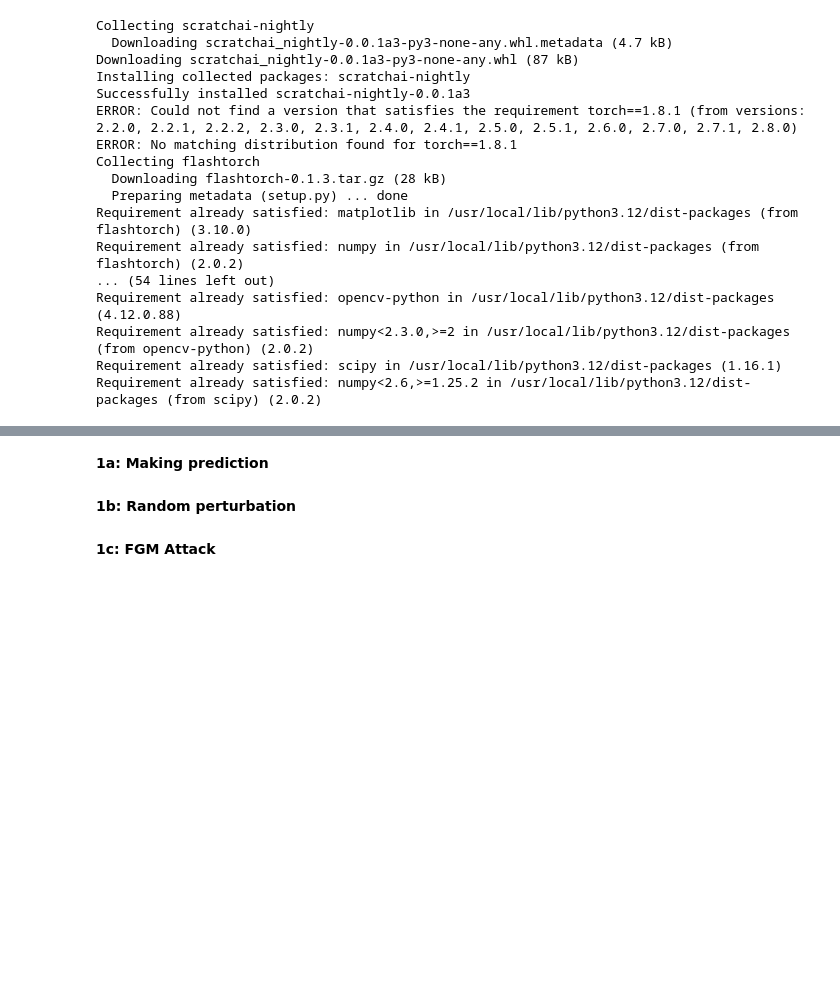
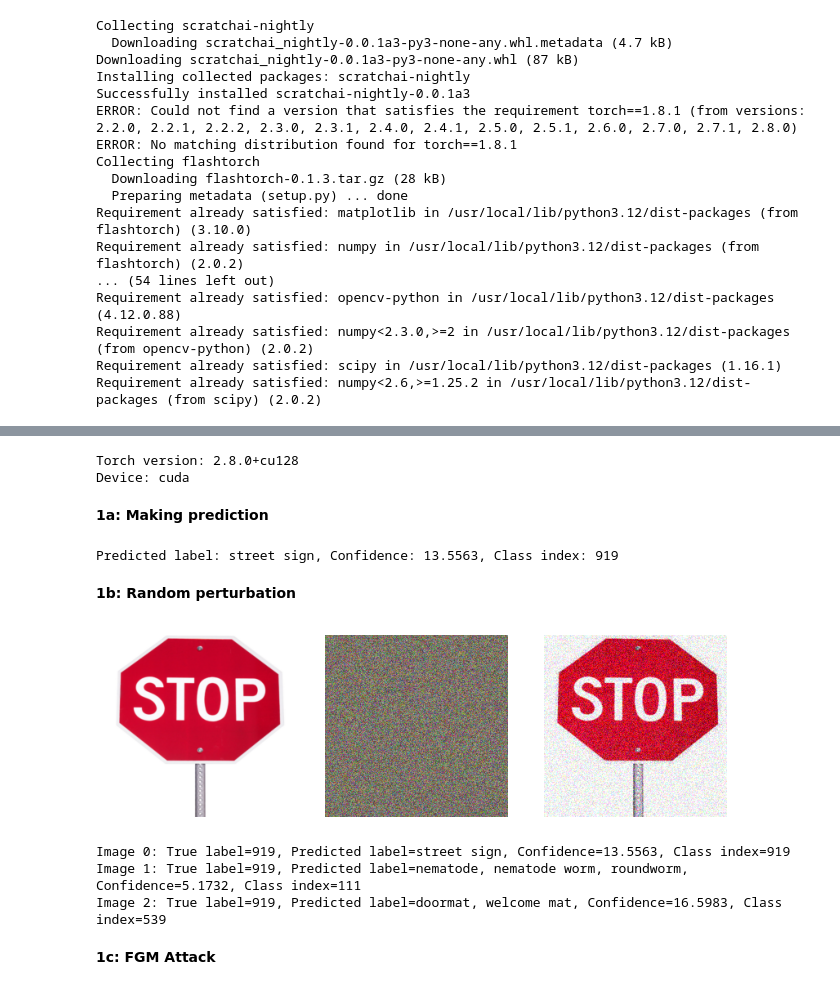
Before and after one commit to aitechroberts/trustworthy_ai, a Jupyter notebook: CMU_24784_S2024_P1_Students.ipynb, the cells around one changed output, grey strips where cells are left out. Drawn from its saved outputs; the diff is of its cells as text; code cells hidden in the pictures; blank space fills up the shorter version.

```diff
--- a/CMU_24784_S2024_P1_Students.ipynb
+++ b/CMU_24784_S2024_P1_Students.ipynb
@@ -60,5 +71,13 @@ def get_prediction(image, model):
     class_idx = torch.argmax(confidences, dim=1).item()
     class_label = datasets.labels.imagenet_labels[class_idx]
     return class_label, confidences[0, class_idx].item(), class_idx
+# %%
+'''Added cell to check torch and cuda version'''
+print('Torch version:', torch.__version__)
+device = "cuda" if torch.cuda.is_available() else "cpu"
+print('Device:', device)
+# %% [output]
+Torch version: 2.8.0+cu128
+Device: cuda
 # %% [markdown]
 **1a: Making prediction**
@@ -76,16 +84,65 @@ net = ...  # load resnet
+# %%
+# load and preprocess the stop sign image
+img = imgutils.load_img(stop_sign_path)
+img = imgutils.get_trf('rz256_cc224_tt_normimgnet')(img) #normalize and reshape the input image
+
+'''
+These input loaders above are provided by scratchai library.
+
+imgutils is a scratchai utility to load and preprocess images.
+
+rz256_cc224_tt_normimgnet means:
+- resize the shorter side to 256 pixels
+- center crop to 224x224 pixels
+- normalize using the mean and standard deviation of ImageNet dataset
+'''
+img = img.to('cuda').type(torch.cuda.FloatTensor) # move image input to GPU
+
+# Load pretrained ResNet-18 model
+'''
+This is what the cell is looking for but this has been deprecated
+net = models.resnet18(pretrained=True).to("cuda").eval()
+'''
+# Loading the ResNet-18 model using the updated method
+weights = models.ResNet18_Weights.DEFAULT
+net = models.resnet18(weights=weights).to("cuda").eval()
+
+# use the provided get_prediction function to predict the class of the stop sign image
+pred_label, pred_conf, pred_idx = get_prediction(img, net)
+print(f"Predicted label: {pred_label}, Confidence: {pred_conf:.4f}, Class index: {pred_idx}")
+# %% [output]
+Predicted label: street sign, Confidence: 13.5563, Class index: 919
 # %% [markdown]
 **1b: Random perturbation**
 # %%
 # REPLACE THE THREE DOTS WITH YOUR OWN CODE
 
-epsilon = ... # set the epsilon
+epsilon = 1 # set the epsilon
 
 torch.manual_seed(0) # set the random seed when you use functions that uses sampling
 
-noisy_img = ... # perform uniform random attack here [see the example in the Sec. 3.2.4 of the problem set]
+noisy_img = attacks.noise(img, eps=epsilon)
+# perform uniform random attack here [see the example in the Sec. 3.2.4 of the problem set]
 
-... # output prediction, conf, and label_id using get_prediction function
+pred, conf, label_id = get_prediction(image=img.cuda(),model=net) # output prediction, conf, and label_id using get_prediction function
 
-imgutils.imshow([img, noisy_img-img, noisy_img], normd=True) #output the original image, the perturbation image, the perturbed image
+img = img.cpu()
+noisy_img = noisy_img.cpu()
+imgutils.imshow([img.cpu(), noisy_img-img, noisy_img], normd=True) #output the original image, the perturbation image, the perturbed image
+
+# Compute and print true and predicted labels for each image
+labels = []
+images = [img, noisy_img - img, noisy_img]
+for image in images:
+    pred_label, pred_conf, pred_idx = get_prediction(image.cuda(), net)
+    labels.append((true_class, pred_label, pred_conf, pred_idx))
+
+for i, (true_label, predicted_label, confidence, idx) in enumerate(labels):
+    print(f"Image {i}: True label={true_label}, Predicted label={predicted_label}, Confidence={confidence:.4f}, Class index={idx}")
+# %% [output]
+[figure, added]
+Image 0: True label=919, Predicted label=street sign, Confidence=13.5563, Class index=919
+Image 1: True label=919, Predicted label=nematode, nematode worm, roundworm, Confidence=5.1732, Class index=111
+Image 2: True label=919, Predicted label=doormat, welcome mat, Confidence=16.5983, Class index=539
 # %% [markdown]
 **1c: FGM Attack**
```
Also changed, not shown: parts of 7 cells of this notebook, 3 other files.
